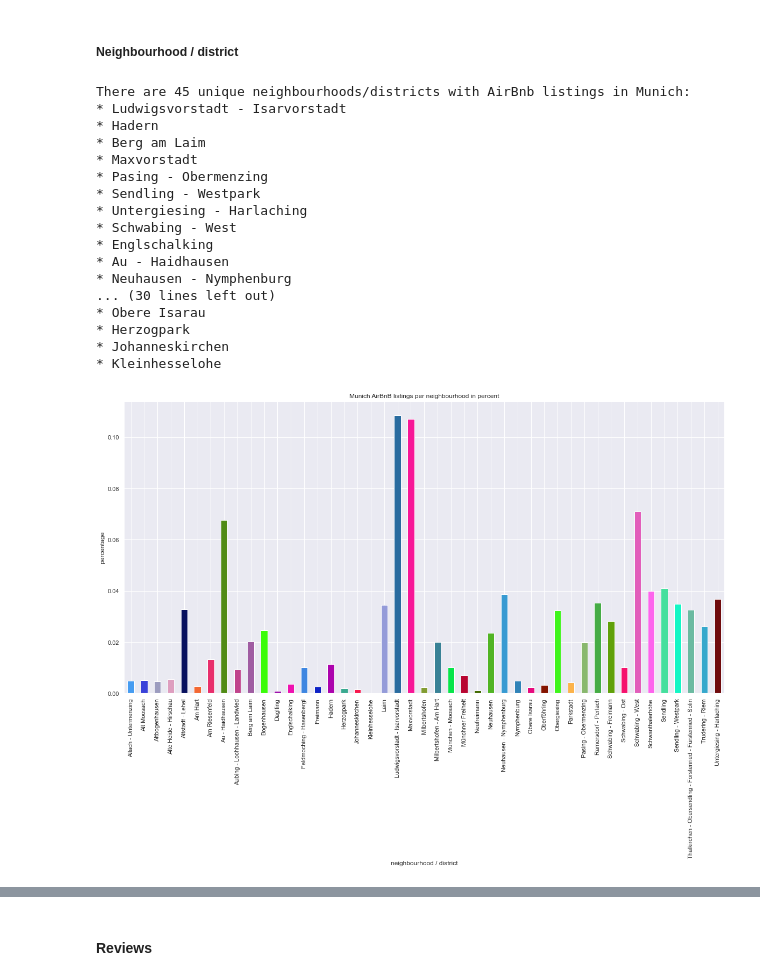
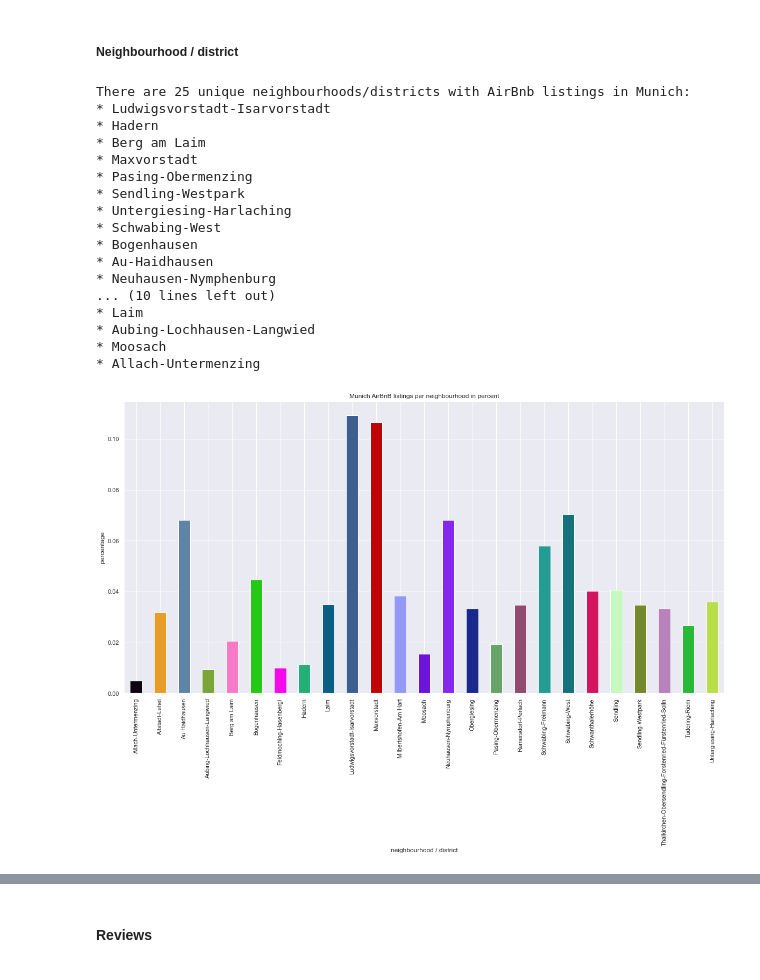
Before and after one commit to lethiess/AirBnB, a Jupyter notebook: AirBnb.ipynb, the cells around one changed output, grey strips where cells are left out. Cells and saved outputs as stored; diff of their text form; code cells hidden in the pictures.

Commit message:
Corrected includes and renamed one column

```diff
--- a/AirBnb.ipynb
+++ b/AirBnb.ipynb
@@ -34,7 +34,7 @@ Predict the price with an Linear Regression Model with the data from the listing
 # define all necessary categories
 categories = ["id",
               "price",
-              "neighbourhood",
+              "neighbourhood_cleansed",
               "latitude",
               "longitude",
               "review_scores_value",
@@ -46,5 +46,6 @@ categories = ["id",
               "instant_bookable" ]
 # create dataset only with necessary variables/categories
 munich_listings = munich_listings_raw[categories]
-munich_listings.head(3)
+munich_listings.rename({"neighbourhood_cleansed": "neighbourhood"}, axis="columns", inplace=True)
+munich_listungs.head()
 # %% [output]
@@ -74,7 +81,7 @@ munich_listings[["price"]] = munich_listings[["price"]].replace("[\$,]", "", reg
 # %% [markdown]
 ### 1.2 Check for missing values
 # %%
-categories_w_mising_values = find_categories_w_missing_values(munich_listings)
+categories_w_mising_values = myu.find_categories_w_missing_values(munich_listings)
 # %% [output]
 No missing values in id
 No missing values in price
@@ -215,33 +222,33 @@ print("There are", len(neighbourhoods), "unique neighbourhoods/districts with Ai
 for neighbourhood in neighbourhoods:
     print("*", neighbourhood)
 # %% [output]
-There are 45 unique neighbourhoods/districts with AirBnb listings in Munich:
-* Ludwigsvorstadt - Isarvorstadt
+There are 25 unique neighbourhoods/districts with AirBnb listings in Munich:
+* Ludwigsvorstadt-Isarvorstadt
 * Hadern
 * Berg am Laim
 * Maxvorstadt
-* Pasing - Obermenzing
-* Sendling - Westpark
-* Untergiesing - Harlaching
-* Schwabing - West
-* Englschalking
-* Au - Haidhausen
-* Neuhausen - Nymphenburg
-... (30 lines left out)
-* Obere Isarau
-* Herzogpark
-* Johanneskirchen
-* Kleinhesselohe
+* Pasing-Obermenzing
+* Sendling-Westpark
+* Untergiesing-Harlaching
+* Schwabing-West
+* Bogenhausen
+* Au-Haidhausen
+* Neuhausen-Nymphenburg
+... (10 lines left out)
+* Laim
+* Aubing-Lochhausen-Langwied
+* Moosach
+* Allach-Untermenzing
 # %%
 neighbourhood_vals = munich_listings["neighbourhood"].value_counts().sort_index()
 # bar chart: listings in neighbourhoods/districts
-colors_neighbourhood = generate_random_colorlist(len(neighbourhood_vals))
+colors_neighbourhood = myu.generate_random_colorlist(len(neighbourhood_vals))
 (neighbourhood_vals/munich_listings.shape[0]).plot(kind="bar", figsize=(20,10), color=colors_neighbourhood);
 plt.title("Munich AirBnB listings per neighbourhood in percent");
 plt.ylabel("percentage");
 plt.xlabel("neighbourhood / district");
 # %% [output]
-[figure, old version]
+[figure, new version]
 # %%
 price_vals = munich_listings.groupby("neighbourhood").mean()["price"].sort_index()
 # bar chart: mean price of AirBnB listings in Munich's districts
```
Also changed, not shown: parts of 13 cells of this notebook, 1 other file.
